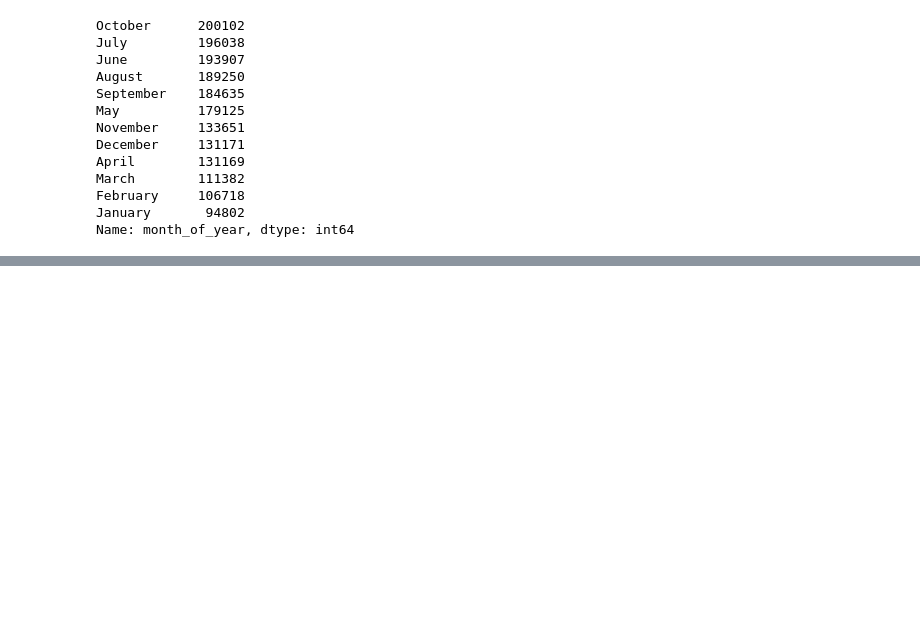
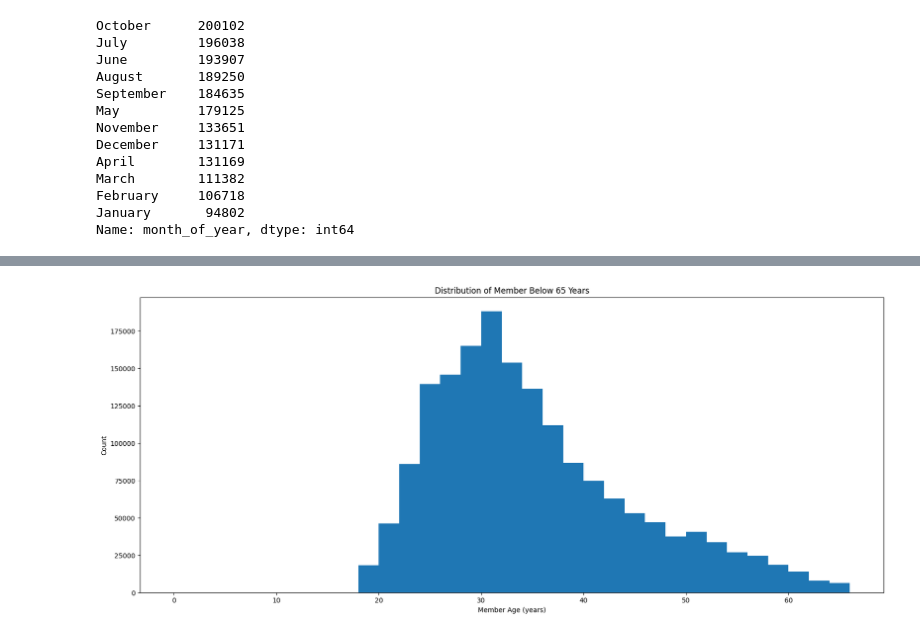
Before and after one commit to kisyular/data-visualization-project, a Jupyter notebook: Part_I_exploration.ipynb, the cells around one changed output, grey strips where cells are left out. Cells and saved outputs as stored; diff of their text form; code cells hidden in the pictures; blank space fills up the shorter version.

```diff
--- a/Part_I_exploration.ipynb
+++ b/Part_I_exploration.ipynb
@@ -658,0 +710,5 @@ Name: month_of_year, dtype: int64
+# %%
+# Find the distribution of the `member_age` using a histogram
+plot_histogram('member_age', 'Distribution of Member Below 65 Years', 'Member Age (years)')
+# %% [output]
+[figure, added]
```
Also changed, not shown: parts of 17 cells of this notebook.
